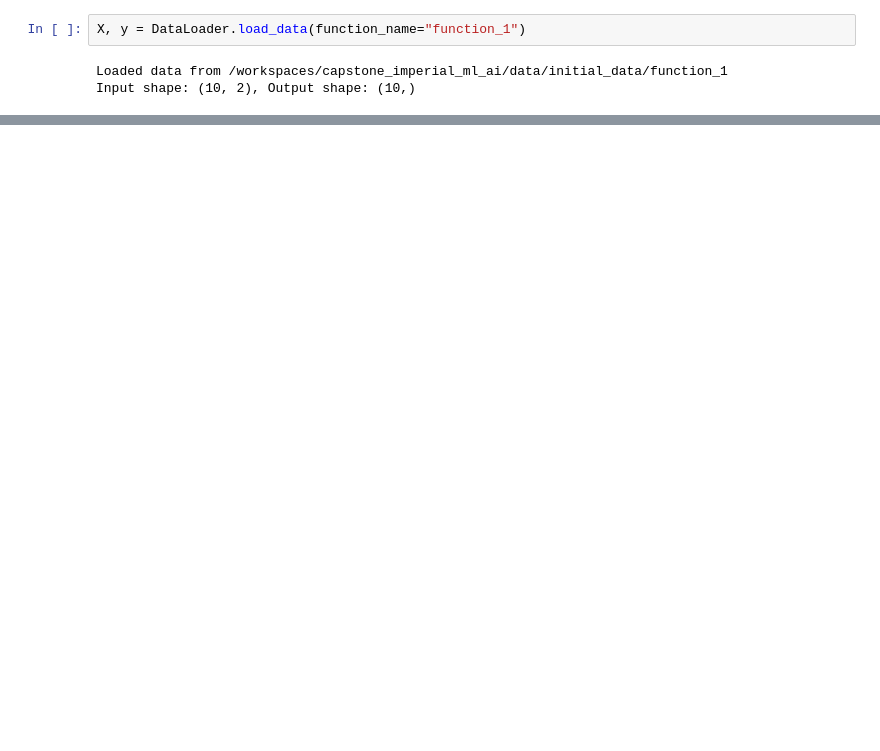
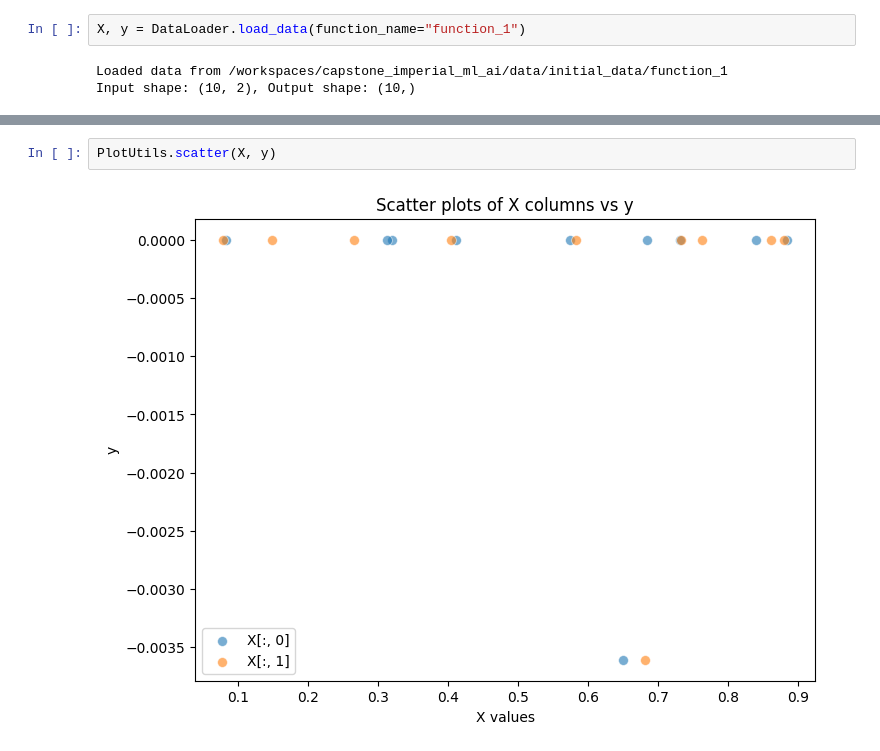
Before and after one commit to ja-michel/capstone_imperial_ml_ai, a Jupyter notebook: notebooks/f1.ipynb, the cells around one changed output, grey strips where cells are left out. Drawn from its saved outputs; the diff is of its cells as text; blank space fills up the shorter version.

```diff
--- a/notebooks/f1.ipynb
+++ b/notebooks/f1.ipynb
@@ -52 +57,5 @@ Learned Kernel Parameters: Matern(length_scale=7.53e-05, nu=2.5) + WhiteKernel(n
+# %%
+PlotUtils.scatter(X, y)
+# %% [output]
+[figure, added]
 # %%
```
Also changed, not shown: parts of 4 cells of this notebook.
